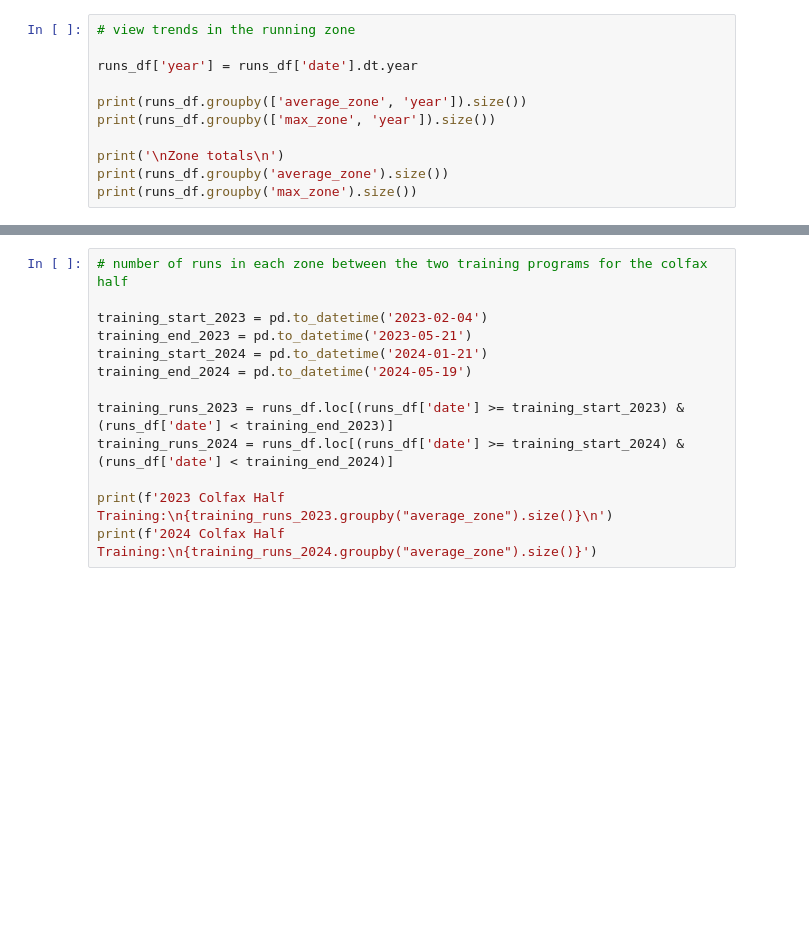
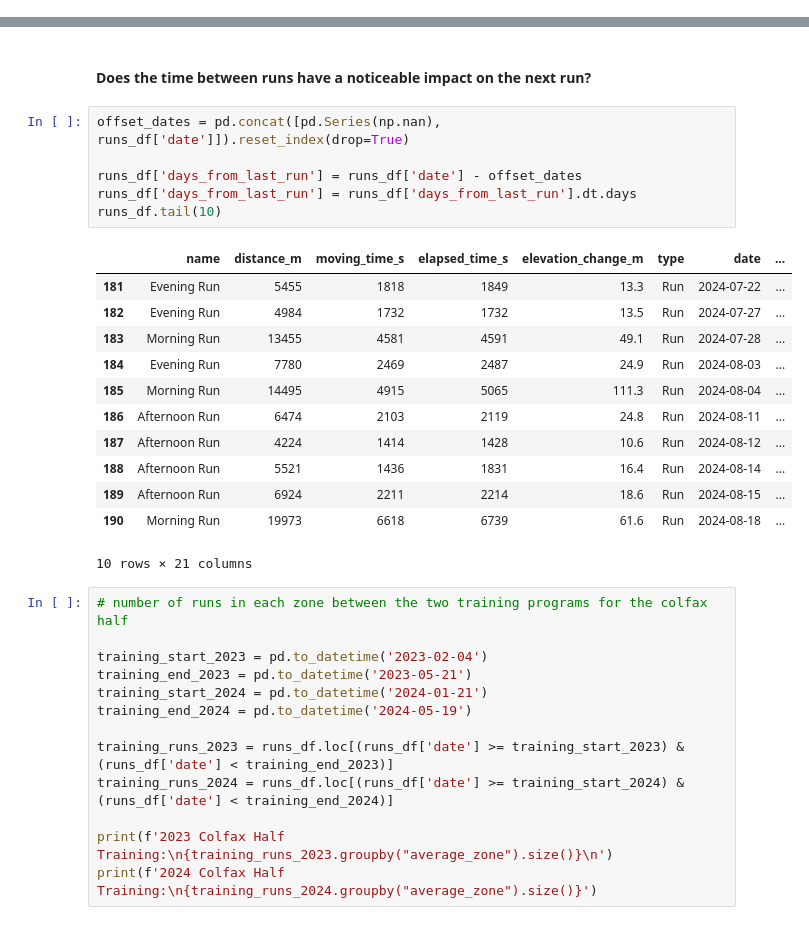
Before and after one commit to CodyT21/running_data, a Jupyter notebook: eda.ipynb, the cells around one changed output, grey strips where cells are left out. Drawn from its saved outputs; the diff is of its cells as text; blank space fills up the shorter version.

```diff
--- a/eda.ipynb
+++ b/eda.ipynb
@@ -20,11 +20,0 @@ runs_df.tail()
-# %%
-# view trends in the running zone
-
-runs_df['year'] = runs_df['date'].dt.year
-
-print(runs_df.groupby(['average_zone', 'year']).size())
-print(runs_df.groupby(['max_zone', 'year']).size())
-
-print('\nZone totals\n')
-print(runs_df.groupby('average_zone').size())
-print(runs_df.groupby('max_zone').size())
@@ -53,3 +80,24 @@ Update 16-Jul-2024: My max zones have began to heavily favor zone 4. So I don't
+# %% [markdown]
+#### Does the time between runs have a noticeable impact on the next run?
+# %%
+offset_dates = pd.concat([pd.Series(np.nan), runs_df['date']]).reset_index(drop=True)
+
+runs_df['days_from_last_run'] = runs_df['date'] - offset_dates
+runs_df['days_from_last_run'] = runs_df['days_from_last_run'].dt.days
+runs_df.tail(10)
+# %% [output]
+|  | name | distance_m | moving_time_s | elapsed_time_s | elevation_change_m | type | date | ... |
+| 181 | Evening Run | 5455 | 1818 | 1849 | 13.3 | Run | 2024-07-22 | ... |
+| 182 | Evening Run | 4984 | 1732 | 1732 | 13.5 | Run | 2024-07-27 | ... |
+| 183 | Morning Run | 13455 | 4581 | 4591 | 49.1 | Run | 2024-07-28 | ... |
+| 184 | Evening Run | 7780 | 2469 | 2487 | 24.9 | Run | 2024-08-03 | ... |
+| 185 | Morning Run | 14495 | 4915 | 5065 | 111.3 | Run | 2024-08-04 | ... |
+| 186 | Afternoon Run | 6474 | 2103 | 2119 | 24.8 | Run | 2024-08-11 | ... |
+| 187 | Afternoon Run | 4224 | 1414 | 1428 | 10.6 | Run | 2024-08-12 | ... |
+| 188 | Afternoon Run | 5521 | 1436 | 1831 | 16.4 | Run | 2024-08-14 | ... |
+| 189 | Afternoon Run | 6924 | 2211 | 2214 | 18.6 | Run | 2024-08-15 | ... |
+| 190 | Morning Run | 19973 | 6618 | 6739 | 61.6 | Run | 2024-08-18 | ... |
+10 rows × 21 columns
 # %%
 # number of runs in each zone between the two training programs for the colfax half
 
```
Also changed, not shown: parts of 8 cells of this notebook.
